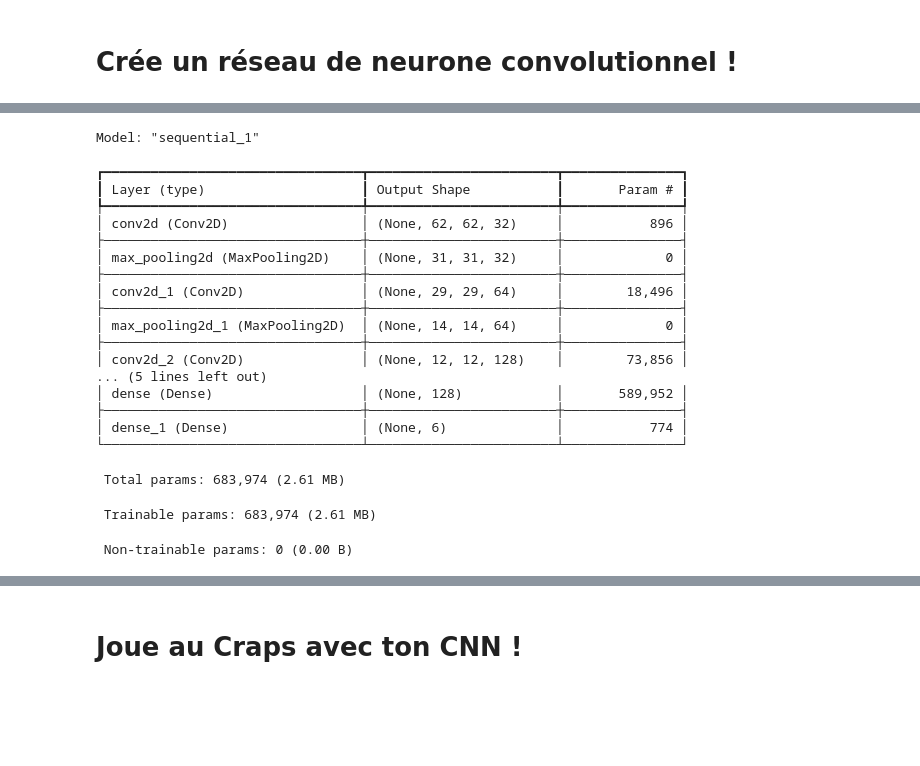
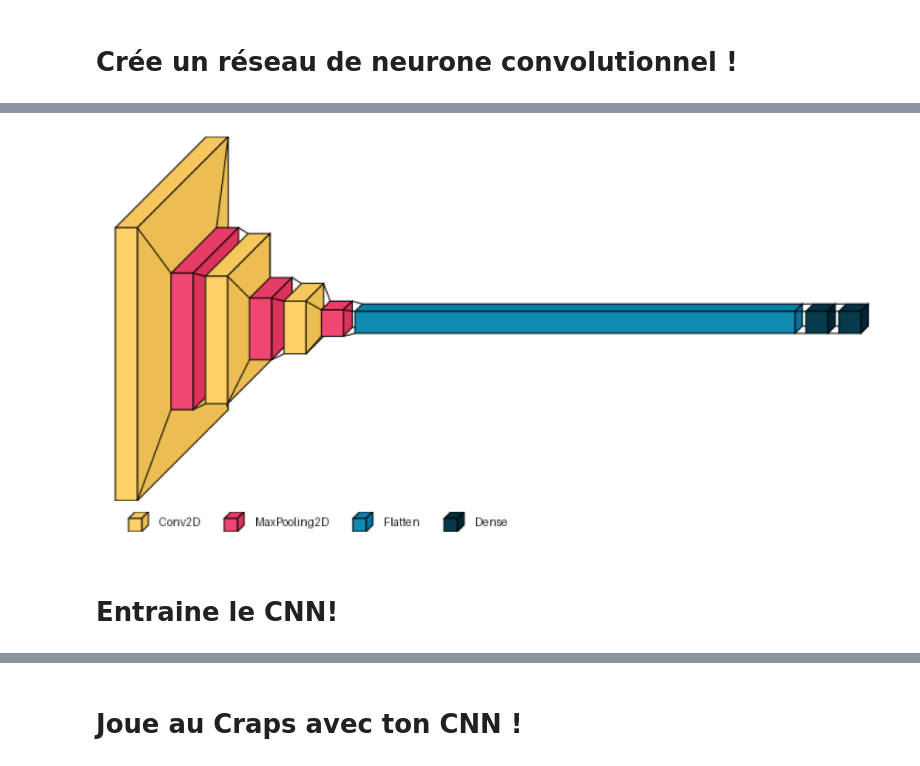
Before and after one commit to cegranger/craps-ai, a Jupyter notebook: craps.ipynb, the cells around one changed output, grey strips where cells are left out. Cells and saved outputs as stored; diff of their text form; code cells hidden in the pictures; blank space fills up the shorter version.

```diff
--- a/craps.ipynb
+++ b/craps.ipynb
@@ -293,39 +86,40 @@ FileNotFoundError: [Errno 2] Unable to synchronously open file (unable to open f
 # %%
 import tensorflow as tf
 from tensorflow.keras import layers, models
+from tensorflow.keras.utils import plot_model
 
 model = models.Sequential([
     layers.Conv2D(32, (3, 3), activation='relu', input_shape=data.input_shape),
     layers.MaxPooling2D((2, 2)),
     layers.Conv2D(64, (3, 3), activation='relu'),
     layers.MaxPooling2D((2, 2)),
     layers.Conv2D(128, (3, 3), activation='relu'),
     layers.MaxPooling2D((2, 2)),
     layers.Flatten(),
     layers.Dense(128, activation='relu'),
     layers.Dense(6, activation='softmax')  # Output layer for 6 classes
 ])
 
-model.summary()
+# model.summary()
+model.compile(
+    optimizer='adam',
+    loss='categorical_crossentropy',
+    metrics=['accuracy']
+)
+
+# Generate the model plot
+import visualkeras
+from PIL import Image as PILImage
+import matplotlib.pyplot as plt
+import numpy as np
+
+# Method 1: Display inline using matplotlib
+fig = visualkeras.layered_view(model, legend=True, font_color='black')
+plt.figure(figsize=(12, 8))
+plt.imshow(np.array(fig))
+plt.axis('off')
+plt.show()
 # %% [output]
-Model: "sequential_1"
-┏━━━━━━━━━━━━━━━━━━━━━━━━━━━━━━━━━┳━━━━━━━━━━━━━━━━━━━━━━━━┳━━━━━━━━━━━━━━━┓
-┃ Layer (type)                    ┃ Output Shape           ┃       Param # ┃
-┡━━━━━━━━━━━━━━━━━━━━━━━━━━━━━━━━━╇━━━━━━━━━━━━━━━━━━━━━━━━╇━━━━━━━━━━━━━━━┩
-│ conv2d (Conv2D)                 │ (None, 62, 62, 32)     │           896 │
-├─────────────────────────────────┼────────────────────────┼───────────────┤
-│ max_pooling2d (MaxPooling2D)    │ (None, 31, 31, 32)     │             0 │
-├─────────────────────────────────┼────────────────────────┼───────────────┤
-│ conv2d_1 (Conv2D)               │ (None, 29, 29, 64)     │        18,496 │
-├─────────────────────────────────┼────────────────────────┼───────────────┤
-│ max_pooling2d_1 (MaxPooling2D)  │ (None, 14, 14, 64)     │             0 │
-├─────────────────────────────────┼────────────────────────┼───────────────┤
-│ conv2d_2 (Conv2D)               │ (None, 12, 12, 128)    │        73,856 │
-... (5 lines left out)
-│ dense (Dense)                   │ (None, 128)            │       589,952 │
-├─────────────────────────────────┼────────────────────────┼───────────────┤
-│ dense_1 (Dense)                 │ (None, 6)              │           774 │
-└─────────────────────────────────┴────────────────────────┴───────────────┘
- Total params: 683,974 (2.61 MB)
- Trainable params: 683,974 (2.61 MB)
- Non-trainable params: 0 (0.00 B)
+[figure, added]
+# %% [markdown]
+# Entraine le CNN!
```
Also changed, not shown: parts of 9 cells of this notebook, 5 other files.
